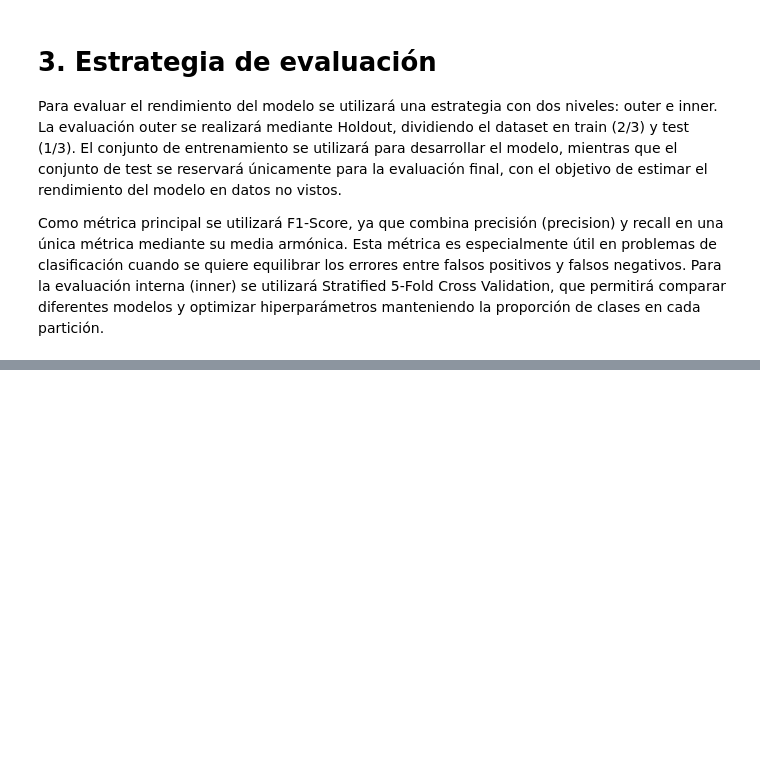
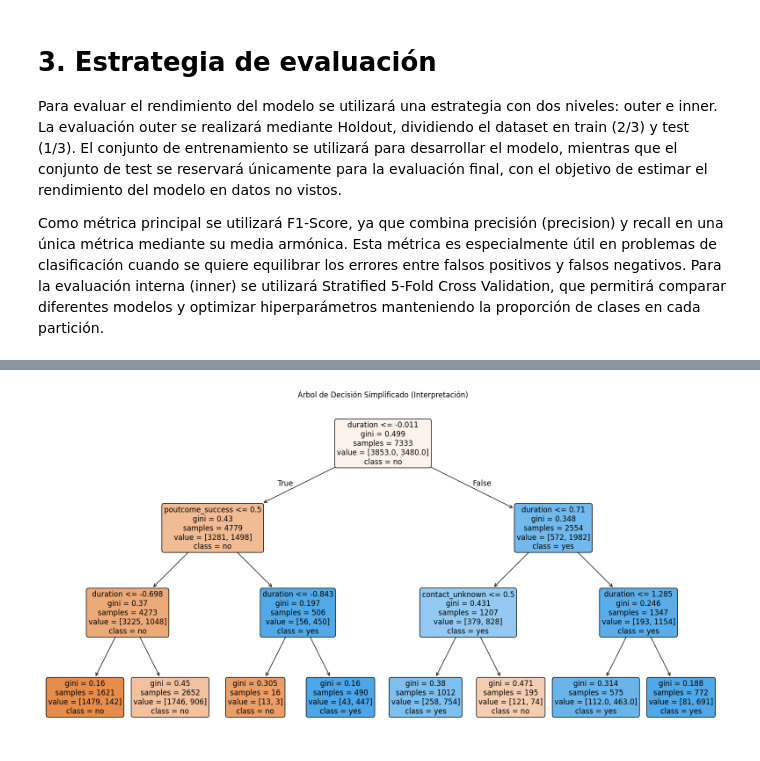
Before and after one commit to 100522254/Proyecto-Aprendizaje-Autom-tico, a Jupyter notebook: notebook1.ipynb, the cells around one changed output, grey strips where cells are left out. Cells and saved outputs as stored; diff of their text form; code cells hidden in the pictures; blank space fills up the shorter version.

```diff
--- a/notebook1.ipynb
+++ b/notebook1.ipynb
@@ -177,0 +300,23 @@ cv_inner = StratifiedKFold(
+# %%
+from sklearn import tree
+
+# Entrenamos un árbol con profundidad 3 para que sea legible
+shallow_pipe = Pipeline(steps=[
+    ('pre', final_preprocessor),
+    ('clf', DecisionTreeClassifier(max_depth=3, random_state=SEED))
+])
+shallow_pipe.fit(X_train, y_train)
+
+# Extraemos los nombres de las columnas tras el OneHotEncoder
+ohe_feature_names = shallow_pipe.named_steps['pre'].transformers_[1][1].named_steps['ohe'].get_feature_names_out(categorical_cols)
+all_feature_names = numeric_cols + list(ohe_feature_names)
+
+plt.figure(figsize=(20,10))
+tree.plot_tree(shallow_pipe.named_steps['clf'],
+               feature_names=all_feature_names,
+               class_names=['no', 'yes'],
+               filled=True, rounded=True, fontsize=12)
+plt.title("Árbol de Decisión Simplificado (Interpretación)")
+plt.show()
+# %% [output]
+[figure, added]
```
Also changed, not shown: parts of 11 cells of this notebook.
